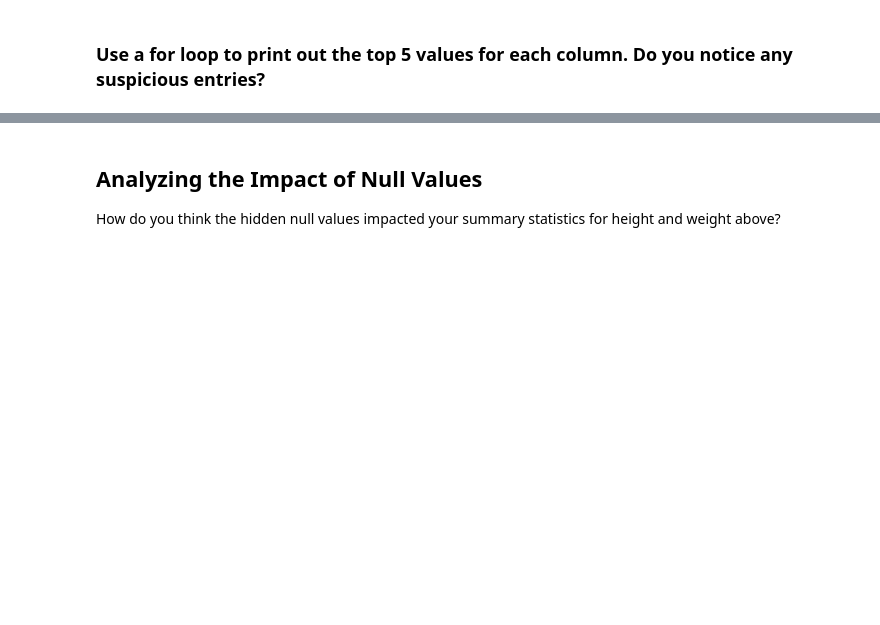
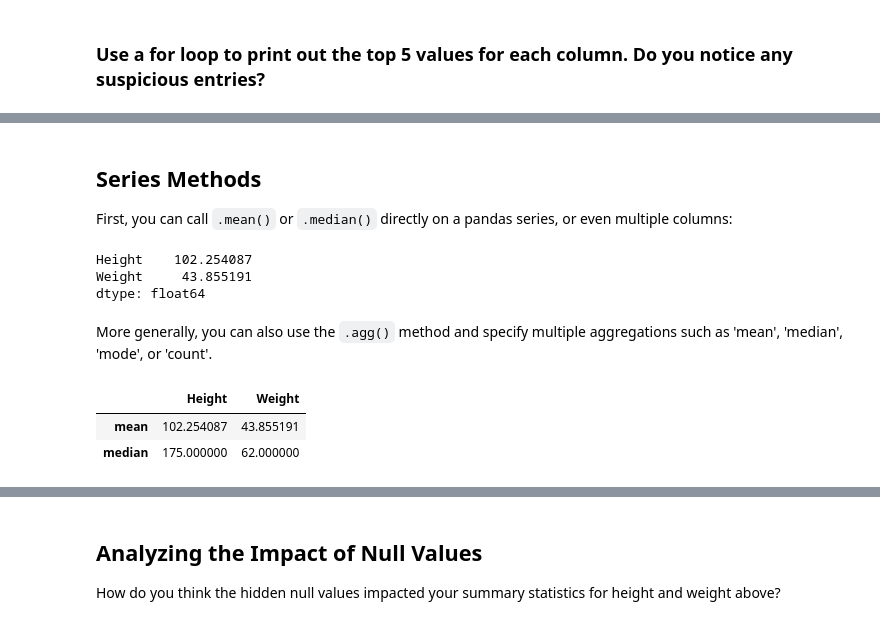
Before and after one commit to learn-co-curriculum/dsc-lp-PANDAS-data-cleaning2, a Jupyter notebook: Data-Cleaning-Student-Version.ipynb, the cells around one changed output, grey strips where cells are left out. Drawn from its saved outputs; the diff is of its cells as text; code cells hidden in the pictures; blank space fills up the shorter version.

```diff
--- a/Data-Cleaning-Student-Version.ipynb
+++ b/Data-Cleaning-Student-Version.ipynb
@@ -137,0 +142,18 @@ Calculate the mean height and weight of the superheros.
+# %% [markdown]
+## Series Methods
+
+First, you can call `.mean()` or `.median()` directly on a pandas series, or even multiple columns:
+# %%
+df2[['Height', 'Weight']].mean()
+# %% [output]
+Height    102.254087
+Weight     43.855191
+dtype: float64
+# %% [markdown]
+More generally, you can also use the `.agg()` method and specify multiple aggregations such as 'mean', 'median', 'mode', or 'count'.
+# %%
+df2.agg(['mean', 'median'])
+# %% [output]
+|  | Height | Weight |
+| mean | 102.254087 | 43.855191 |
+| median | 175.000000 | 62.000000 |
```
Also changed, not shown: parts of 11 cells of this notebook, 1 other file.
